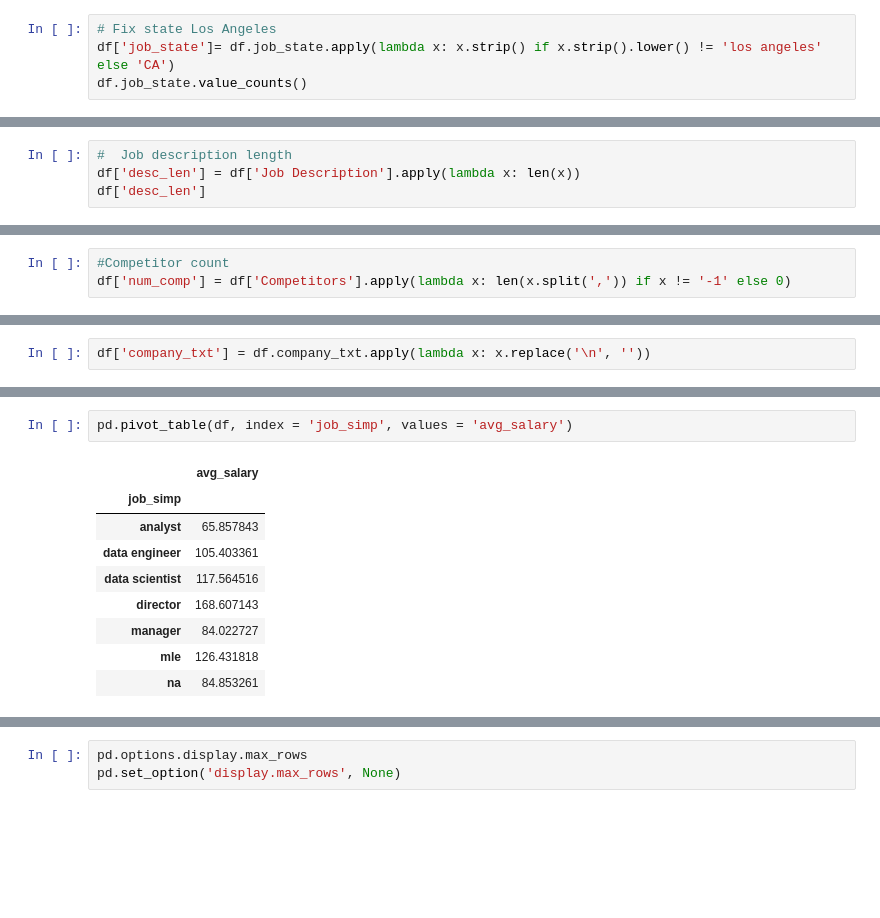
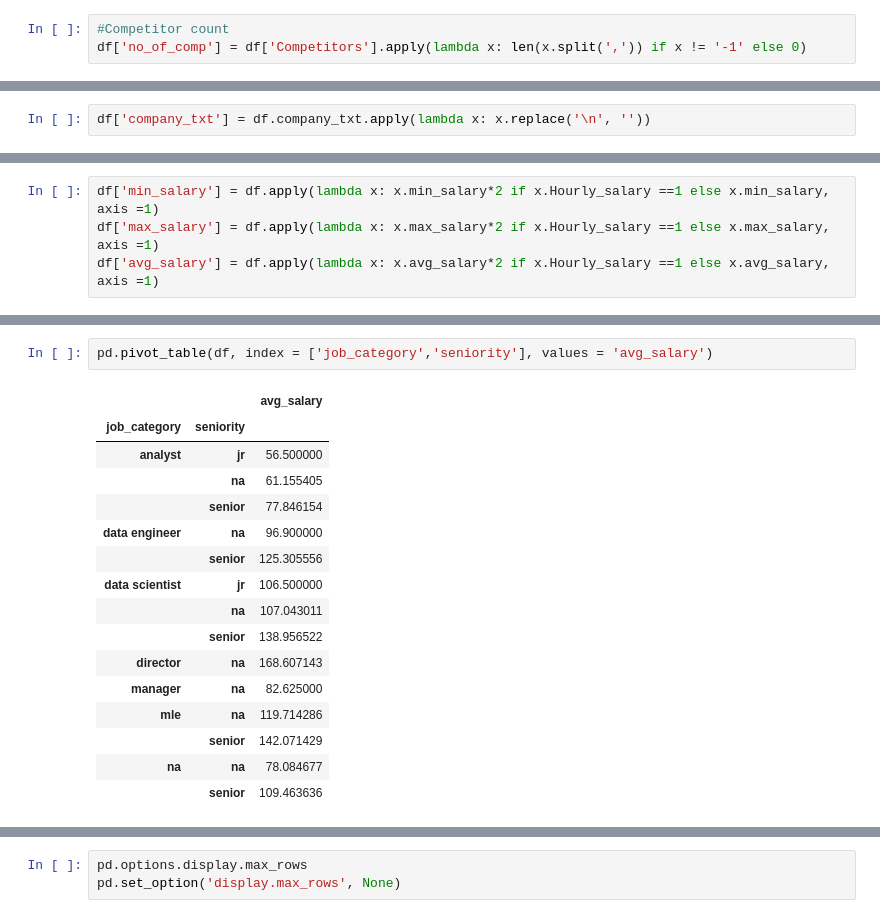
Before and after one commit to PrimitPatel/Glassdoor-salary-prediction, a Jupyter notebook: glassdoor_code_analysis.ipynb, the cells around one changed output, grey strips where cells are left out. Drawn from its saved outputs; the diff is of its cells as text; blank space fills up the shorter version.

```diff
--- a/glassdoor_code_analysis.ipynb
+++ b/glassdoor_code_analysis.ipynb
@@ -72,4 +90,3 @@ Name: seniority, dtype: int64
 # %%
-# Fix state Los Angeles
-df['job_state']= df.job_state.apply(lambda x: x.strip() if x.strip().lower() != 'los angeles' else 'CA')
-df.job_state.value_counts()
+#Competitor count
+df['no_of_comp'] = df['Competitors'].apply(lambda x: len(x.split(',')) if x != '-1' else 0)
@@ -94,4 +92,0 @@ Name: job_state, dtype: int64
-# %%
-#  Job description length
-df['desc_len'] = df['Job Description'].apply(lambda x: len(x))
-df['desc_len']
@@ -116,4 +93 @@ Name: desc_len, dtype: int64
-# %%
-#Competitor count
-df['num_comp'] = df['Competitors'].apply(lambda x: len(x.split(',')) if x != '-1' else 0)
 # %%
@@ -185,0 +125,4 @@ Name: company_txt, dtype: object
+# %%
+df['min_salary'] = df.apply(lambda x: x.min_salary*2 if x.Hourly_salary ==1 else x.min_salary, axis =1)
+df['max_salary'] = df.apply(lambda x: x.max_salary*2 if x.Hourly_salary ==1 else x.max_salary, axis =1)
+df['avg_salary'] = df.apply(lambda x: x.avg_salary*2 if x.Hourly_salary ==1 else x.avg_salary, axis =1)
@@ -314,13 +265,20 @@ Index(['Job Title', 'Salary Estimate', 'Job Description', 'Rating',
 # %%
-pd.pivot_table(df, index = 'job_simp', values = 'avg_salary')
+pd.pivot_table(df, index = ['job_category','seniority'], values = 'avg_salary')
 # %% [output]
-|  | avg_salary |
-| job_simp |  |
-| analyst | 65.857843 |
-| data engineer | 105.403361 |
-| data scientist | 117.564516 |
-| director | 168.607143 |
-| manager | 84.022727 |
-| mle | 126.431818 |
-| na | 84.853261 |
+|  |  | avg_salary |
+| job_category | seniority |  |
+| analyst | jr | 56.500000 |
+|  | na | 61.155405 |
+|  | senior | 77.846154 |
+| data engineer | na | 96.900000 |
+|  | senior | 125.305556 |
+| data scientist | jr | 106.500000 |
+|  | na | 107.043011 |
+|  | senior | 138.956522 |
+| director | na | 168.607143 |
+| manager | na | 82.625000 |
+| mle | na | 119.714286 |
+|  | senior | 142.071429 |
+| na | na | 78.084677 |
+|  | senior | 109.463636 |
 # %%
```
Also changed, not shown: parts of 36 cells of this notebook, 4 other files.
